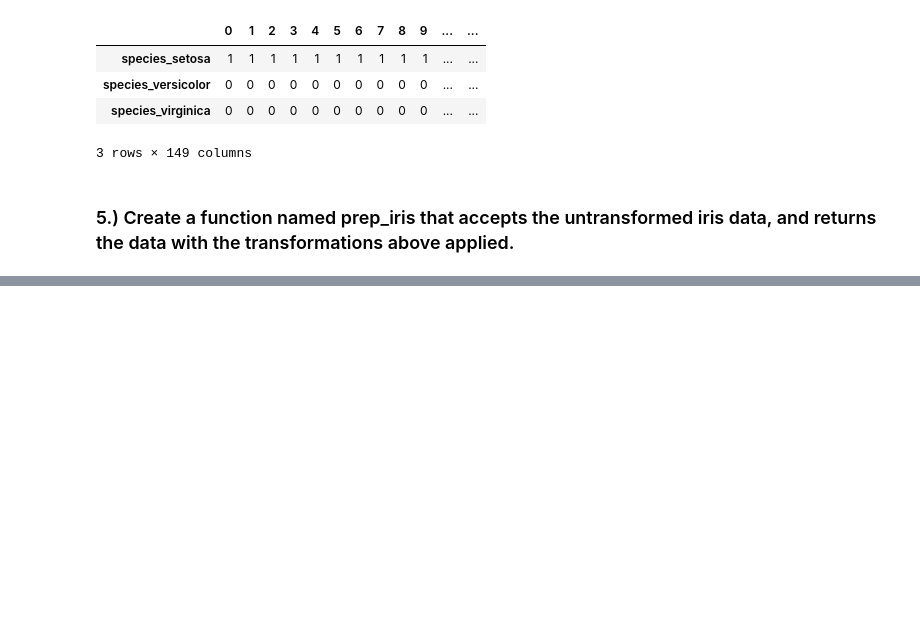
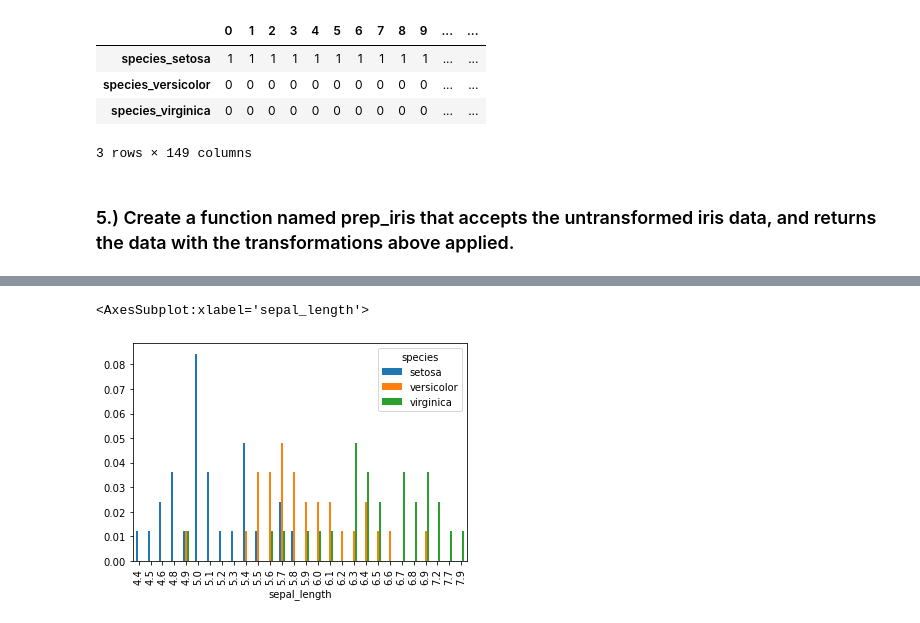
Before and after one commit to RobLMurphy92/classification-exercises, a Jupyter notebook: classification_exercises.ipynb, the cells around one changed output, grey strips where cells are left out. Cells and saved outputs as stored; diff of their text form; code cells hidden in the pictures; blank space fills up the shorter version.

```diff
--- a/classification_exercises.ipynb
+++ b/classification_exercises.ipynb
@@ -455,0 +771,4 @@ def prep_iris(df):
+# %%
+ctsl = pd.crosstab(index=train.species, columns = train.sepal_length, normalize = True).T
+
+ctsl
@@ -455,0 +794,5 @@ def prep_iris(df):
+# %%
+ctsl.plot.bar()
+# %% [output]
+<AxesSubplot:xlabel='sepal_length'>
+[figure, added]
```
Also changed, not shown: parts of 66 cells of this notebook.
